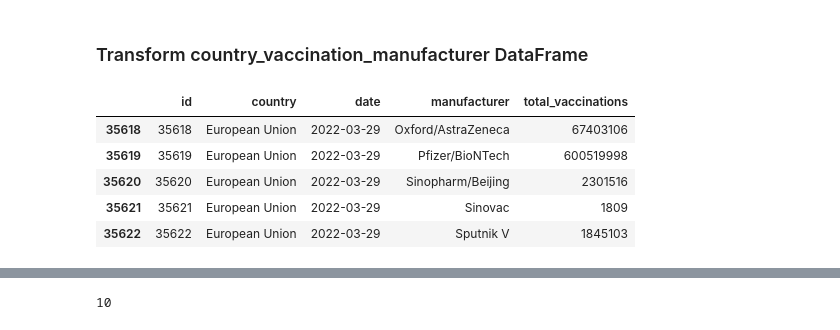
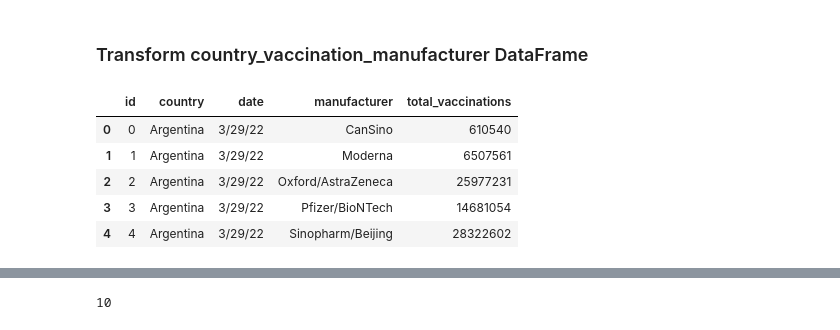
Before and after one commit to TanishaCooper/ETL_Case_Study, a Jupyter notebook: covid_vaccinations_etl.ipynb, the cells around one changed output, grey strips where cells are left out. Cells and saved outputs as stored; diff of their text form; code cells hidden in the pictures.

```diff
--- a/covid_vaccinations_etl.ipynb
+++ b/covid_vaccinations_etl.ipynb
@@ -142,31 +142,31 @@ country_vaccination_df.head()
 # %%
 # Create a filtered dataframe from specific columns
 country_vacc_manu_cols = ["location", "date", "vaccine", "total_vaccinations"]
 country_vacc_manu_transformed = country_vacc_manu_df[country_vacc_manu_cols].copy()
 #country_vacc_transformed.head()
 
 # Convert index column (used as primary key later) and rename the column headers
 country_vacc_manu_transformed.reset_index(inplace=True)
 country_vacc_manu_transformed = country_vacc_manu_transformed.rename(columns =
                                                                      {"location": "country",
                                                                       "date": "date",
                                                                     "vaccine": "manufacturer",
                                                                       "index": "id"})
 
 
 
 # Drop rows with NaN values
 country_vacc_manu_transformed = country_vacc_manu_transformed.dropna()
 country_vacc_manu_transformed = country_vacc_manu_transformed.reset_index(drop=True)
 
-country_vacc_manu_transformed.tail()
+country_vacc_manu_transformed.head()
 # %% [output]
 |  | id | country | date | manufacturer | total_vaccinations |
-| 35618 | 35618 | European Union | 2022-03-29 | Oxford/AstraZeneca | 67403106 |
-| 35619 | 35619 | European Union | 2022-03-29 | Pfizer/BioNTech | 600519998 |
-| 35620 | 35620 | European Union | 2022-03-29 | Sinopharm/Beijing | 2301516 |
-| 35621 | 35621 | European Union | 2022-03-29 | Sinovac | 1809 |
-| 35622 | 35622 | European Union | 2022-03-29 | Sputnik V | 1845103 |
+| 0 | 0 | Argentina | 3/29/22 | CanSino | 610540 |
+| 1 | 1 | Argentina | 3/29/22 | Moderna | 6507561 |
+| 2 | 2 | Argentina | 3/29/22 | Oxford/AstraZeneca | 25977231 |
+| 3 | 3 | Argentina | 3/29/22 | Pfizer/BioNTech | 14681054 |
+| 4 | 4 | Argentina | 3/29/22 | Sinopharm/Beijing | 28322602 |
 # %%
 # Unique countries with numerical values for total_vaccinations
 len(np.unique(country_vacc_manu_transformed['country']))
```
Also changed, not shown: parts of 11 cells of this notebook, 1 other file.
